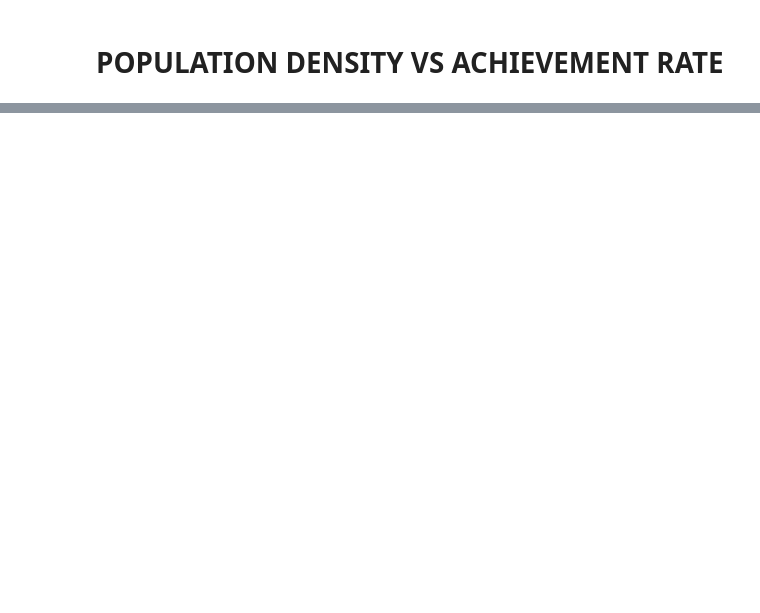
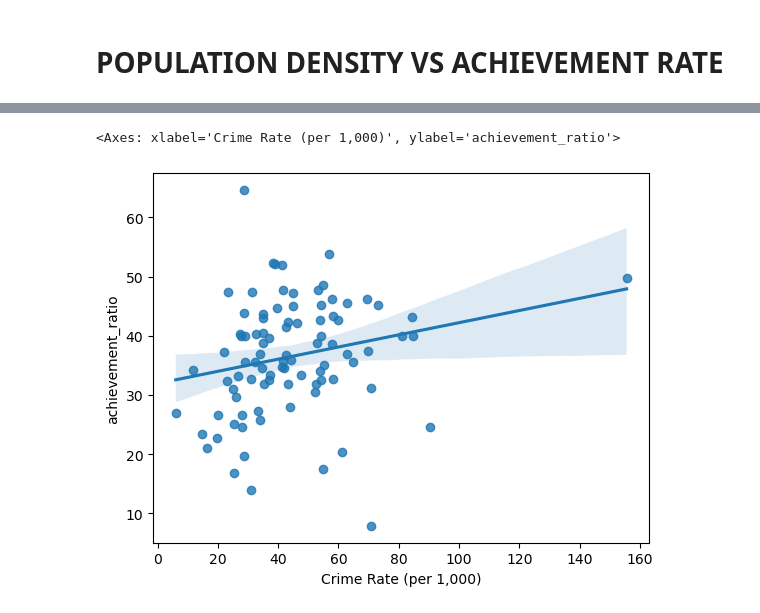
Before and after one commit to H-Getu/TN-Education-Landscape, a Jupyter notebook: scripts/Tn_education.ipynb, the cells around one changed output, grey strips where cells are left out. Saved outputs shown, nothing was run; the diff lists cells and outputs as text; code cells hidden in the pictures; blank space fills up the shorter version.

```diff
--- a/scripts/Tn_education.ipynb
+++ b/scripts/Tn_education.ipynb
@@ -1000,0 +1094,6 @@ Text(0.5, 0, '% retained teachers')
+# %%
+#import crime data
+#from  Tennessee Bureau of Investigation (TBI)
+#URL = https://crimeinsight.tbi.tn.gov/public/View/dispview.aspx?ReportId=20
+crime_rate = pd.read_excel("../data/Tn_crime_rate/Crimes Rates by Jurisdiction 2023_25.xlsx", sheet_name = 'Crimes Rates edited')
+crime_rate.head()
@@ -1000,0 +1107,6 @@ Text(0.5, 0, '% retained teachers')
+# %%
+#subset the data for country name and crime rate
+crime_rate_country = (crime_rate[crime_rate['county?'].notna()][['County Name','Crime Rate (per 1,000)']]
+                      .set_index('County Name')
+                     )
+crime_rate_country.head()
@@ -1000,0 +1121,16 @@ Text(0.5, 0, '% retained teachers')
+# %%
+#average the main dataset for counties
+county_main_population = (
+    district_main_population.groupby(['Country Name','fips'])
+    .agg(
+        achievement_ratio=('achievement_ratio', 'mean'),
+        Percent_Disciplined=('Percent Disciplined', 'mean'),
+        pct_chronically_absent=('pct_chronically_absent', 'mean'),
+        Student_Educator_Ratio=('Student-Educator Ratio', 'mean'),
+        Percentage=('Percentage', 'mean'),
+        Pect_poverty=('Pect poverty', 'mean'),
+        Percent_Retained=('Percent Retained', 'mean'),
+        densityMi=('densityMi', 'mean'))
+
+)
+county_main_population.head()
@@ -1000,0 +1145,7 @@ Text(0.5, 0, '% retained teachers')
+# %%
+#combine crime rate data with main dataframe
+county_main_crime = county_main_population.merge(crime_rate_country,
+                                                 left_on = 'Country Name',
+                                                 right_on = 'County Name',
+                                                 how = 'left')
+county_main_crime.head()
@@ -1000,0 +1159,5 @@ Text(0.5, 0, '% retained teachers')
+# %%
+sns.regplot(data = county_main_crime,  x = 'Crime Rate (per 1,000)', y = 'achievement_ratio')
+# %% [output]
+<Axes: xlabel='Crime Rate (per 1,000)', ylabel='achievement_ratio'>
+[figure, added]
```
Also changed, not shown: parts of 15 cells of this notebook.
